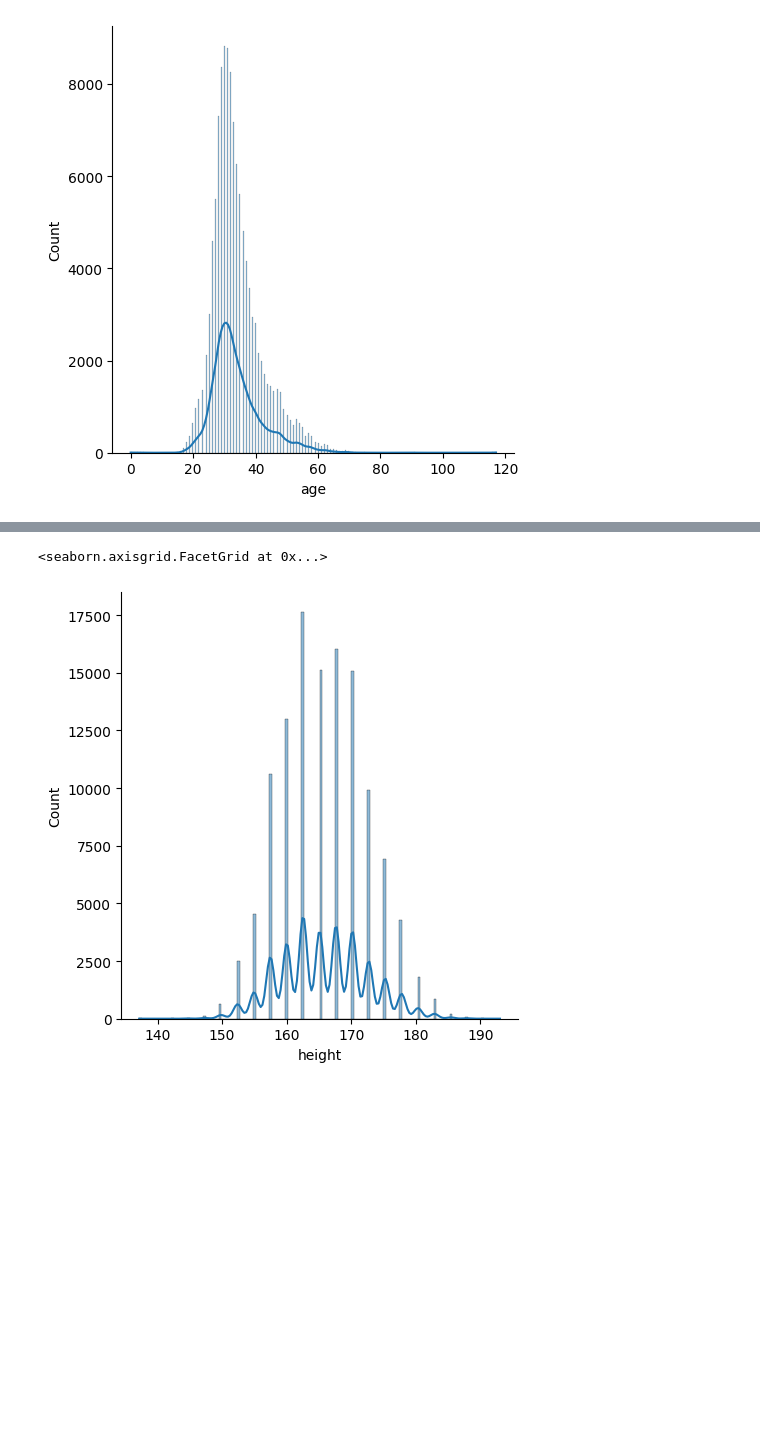
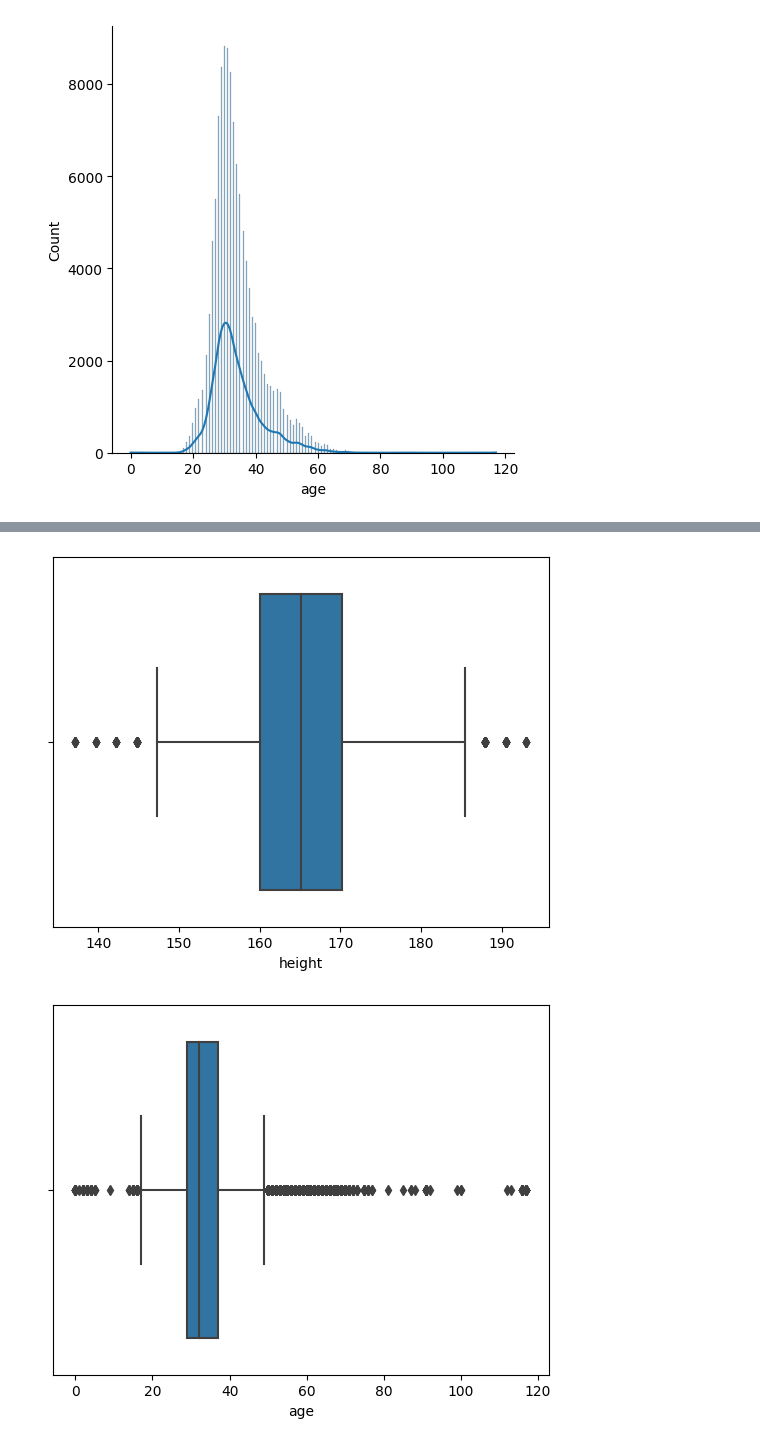
Before and after one commit to vanhuytran2610/BE-Fashion-PredictSize, a Jupyter notebook: predict-size.ipynb, the cells around one changed output, grey strips where cells are left out. Cells and saved outputs as stored; diff of their text form; code cells hidden in the pictures; blank space fills up the shorter version.

```diff
--- a/predict-size.ipynb
+++ b/predict-size.ipynb
@@ -81,5 +162,10 @@ sns.displot(x=data_raw['weight'], kde=True)
 # %%
-sns.displot(x=data_raw['height'], kde=True)
+sns.boxplot(x=data_raw['height'])
+plt.show()
 # %% [output]
-<seaborn.axisgrid.FacetGrid at 0x...>
-[figure, old version]
+[figure, new version]
+# %%
+sns.boxplot(x=data_raw['age'])
+plt.show()
+# %% [output]
+[figure, added]
```
Also changed, not shown: parts of 25 cells of this notebook, 2 other files.
